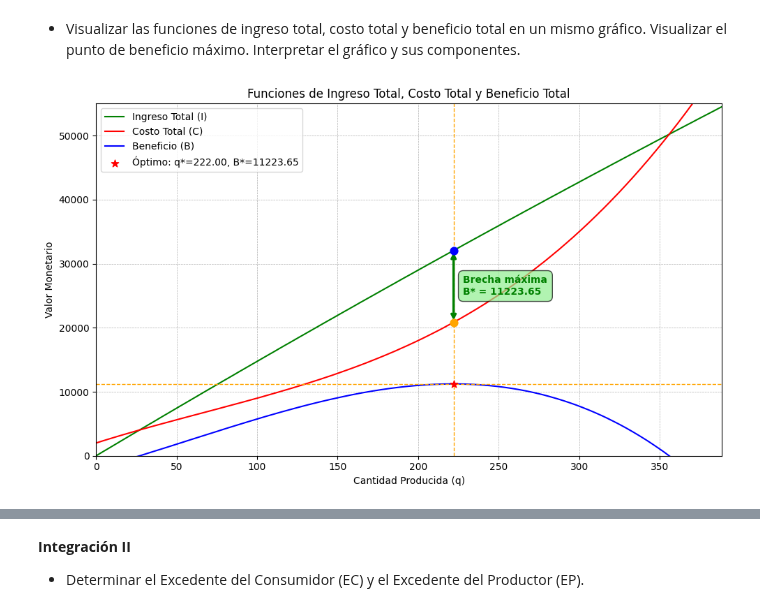
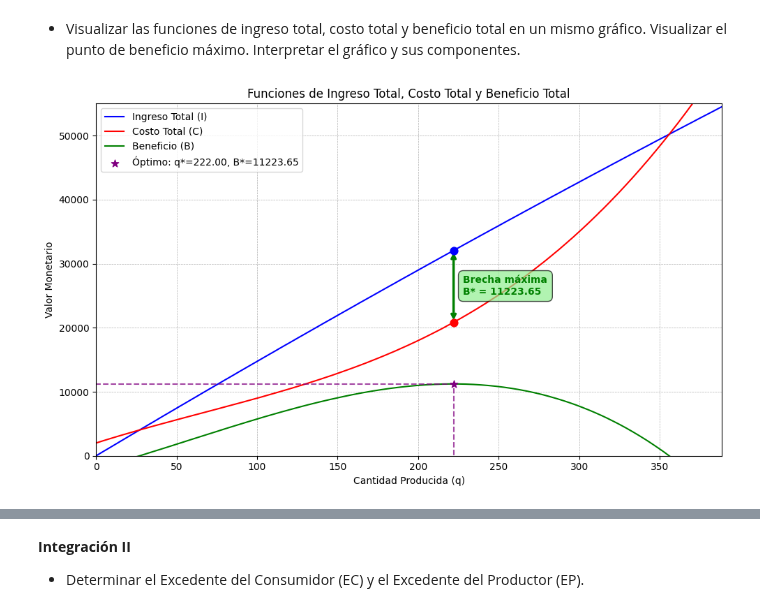
Before and after one commit to alexballera/laboratorio-datos-fce, a Jupyter notebook: 2do_parcial/parcial/[corregido]_Laboratorio_2P_Examen_ipynb.ipynb, the cells around one changed output, grey strips where cells are left out. Saved outputs shown, nothing was run; the diff lists cells and outputs as text; code cells hidden in the pictures.

```diff
--- a/2do_parcial/parcial/[corregido]_Laboratorio_2P_Examen_ipynb.ipynb
+++ b/2do_parcial/parcial/[corregido]_Laboratorio_2P_Examen_ipynb.ipynb
@@ -187,44 +188,44 @@ B_vals = B_num(q_grid)
 fig, axs = plt.subplots(figsize=(10, 6))
 
 # Grafico las funciones
-axs.plot(q_grid, I_vals, label='Ingreso Total (I)', color='green')
+axs.plot(q_grid, I_vals, label='Ingreso Total (I)', color='blue')
 axs.plot(q_grid, C_vals, label='Costo Total (C)', color='red')
-axs.plot(q_grid, B_vals, label='Beneficio (B)', color='blue')
+axs.plot(q_grid, B_vals, label='Beneficio (B)', color='green')
 
 I_opt = float(I_num(q_opt))
 C_opt = float(C_num(q_opt))
 
 # Marco el punto óptimo
-axs.scatter(q_opt, B_opt, color='red', s=60, label=f'Óptimo: q*={q_opt:.2f}, B*={B_opt:.2f}', marker='*', zorder=5)
+axs.scatter(q_opt, B_opt, color='purple', s=60, label=f'Óptimo: q*={q_opt:.2f}, B*={B_opt:.2f}', marker='*', zorder=5)
 axs.scatter(q_opt, I_opt, color='blue', s=60, zorder=4, marker='o')
-axs.scatter(q_opt, C_opt, color='orange', s=60, zorder=4, marker='o')
+axs.scatter(q_opt, C_opt, color='red', s=60, zorder=4, marker='o')
 
 # Líneas de referencias
-axs.axvline(x=q_opt, color='orange', linestyle='--', linewidth=1)
-axs.axhline(y=B_opt, color='orange', linestyle='--', linewidth=1)
+axs.vlines(x=float(q_opt), ymin=axs.get_ylim()[0], ymax=float(B_opt), color='purple', linestyle='--', alpha=0.7)
+axs.hlines(y=float(B_opt), xmin=axs.get_xlim()[0], xmax=float(q_opt), color='purple', linestyle='--', alpha=0.7)
 
 # Flecha bidireccional mostrando la distancia máxima (beneficio)
 axs.annotate('',
             xy=(q_opt, I_opt),
             xytext=(q_opt, C_opt),
             arrowprops=dict(arrowstyle='<->', color='green', lw=2.5))
 
 # Etiqueta explicativa de la brecha
 axs.text(q_opt + 6, (I_opt + C_opt) / 2.1,
         f'Brecha máxima\nB* = {B_opt:.2f}',
         fontsize=10, color='green', fontweight='bold',
         bbox=dict(boxstyle="round,pad=0.5", facecolor="lightgreen", alpha=0.7))
 
 # Configuro Gráfico
 axs.grid(True, which='both', linestyle='--', linewidth=0.5)
 axs.set_title('Funciones de Ingreso Total, Costo Total y Beneficio Total')
 axs.set_xlabel('Cantidad Producida (q)')
 axs.set_ylabel('Valor Monetario')
 axs.set_xlim(0, x_max)
 axs.set_ylim(0, y_max)
 axs.legend()
 
 plt.tight_layout()
 plt.show()
 # %% [output]
-[figure, old version]
+[figure, new version]
```
Also changed, not shown: parts of 33 cells of this notebook, 1 other file.
